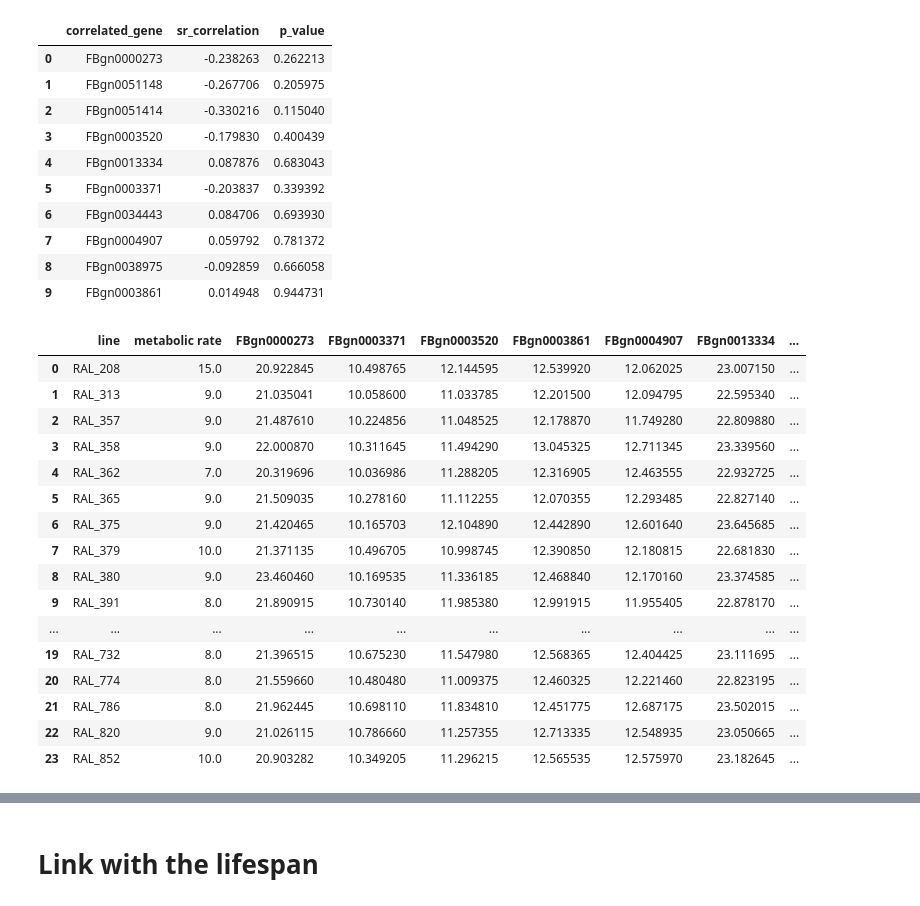
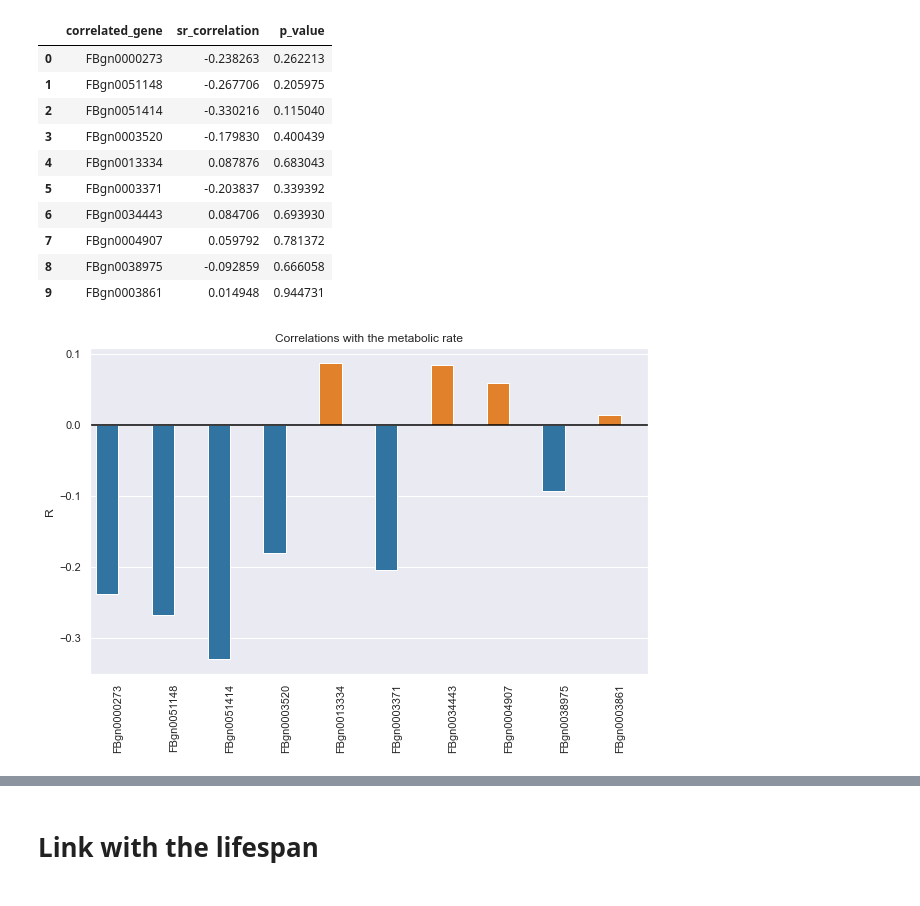
Before and after one commit to marieanselmet/genetic_link_metabolism_neurodegeneration, a Jupyter notebook: Transcription_data.ipynb, the cells around one changed output, grey strips where cells are left out. Drawn from its saved outputs; the diff is of its cells as text; code cells hidden in the pictures.

Commit message:
Link with metabolic rate and cognition

```diff
--- a/Transcription_data.ipynb
+++ b/Transcription_data.ipynb
@@ -818,12 +816,34 @@ sr_correlations
 | 7 | FBgn0004907 | 0.059792 | 0.781372 |
 | 8 | FBgn0038975 | -0.092859 | 0.666058 |
 | 9 | FBgn0003861 | 0.014948 | 0.944731 |
+# %%
+# Quick plot of the correlations
+def plot_correlations(sr_correlations):
+    sns.set() # Set the seaborn default aesthetics
+
+    f, ax = plt.subplots(figsize=(10, 6))
+    labels = sr_correlations['correlated_gene'].values
+    sns.barplot(x = 'correlated_gene', y = 'sr_correlation', data = sr_correlations,
+                     palette = (sr_correlations['sr_correlation'] > 0).map({True: 'tab:orange', False: 'tab:blue'}))
+
+    ax.set_title('Correlations with the metabolic rate')
+    #ax.get_legend().remove()
+    ax.set(ylabel='R', xlabel='')
+    ax.axhline(y=0, color='black') # Set the horizontal line at y=0
+    ax.set_xticklabels(labels, rotation=90) # Vertical labels for the x axis
+
+    # Set the width of the bars if desired
+    for bar in ax.patches:
+        bar.set_width(0.4)
+# %%
+plot_correlations(sr_correlations)
+# %% [output]
+[figure, added]
 # %%
-# Plot the metabolic rate vs gene expression
-def plot_var_vs_mean(data_):
+# Plot the metabolic rate vs a specific gene expression for each line
+
+def plot_metabolic_rate_lines_vs_gene(data_, gene):
     sns.set() # Set the seaborn default aesthetics
-
-    #sns.scatterplot(data=tips, x="total_bill", y="tip")
 
     f, ax = plt.subplots(figsize=(10, 8))
     ax = sns.scatterplot(x = 'variance', y = 'mean', data = data_);
@@ -831,21 +851,3 @@ def plot_var_vs_mean(data_):
     #ax.get_legend().remove()
     ax.set_title('Variance vs mean over genes');
     ax.set(ylabel='Variance', xlabel='Mean');
-# %% [output]
-|  | line | metabolic rate | FBgn0000273 | FBgn0003371 | FBgn0003520 | FBgn0003861 | FBgn0004907 | FBgn0013334 | ... |
-| 0 | RAL_208 | 15.0 | 20.922845 | 10.498765 | 12.144595 | 12.539920 | 12.062025 | 23.007150 | ... |
-| 1 | RAL_313 | 9.0 | 21.035041 | 10.058600 | 11.033785 | 12.201500 | 12.094795 | 22.595340 | ... |
-| 2 | RAL_357 | 9.0 | 21.487610 | 10.224856 | 11.048525 | 12.178870 | 11.749280 | 22.809880 | ... |
-| 3 | RAL_358 | 9.0 | 22.000870 | 10.311645 | 11.494290 | 13.045325 | 12.711345 | 23.339560 | ... |
-| 4 | RAL_362 | 7.0 | 20.319696 | 10.036986 | 11.288205 | 12.316905 | 12.463555 | 22.932725 | ... |
-| 5 | RAL_365 | 9.0 | 21.509035 | 10.278160 | 11.112255 | 12.070355 | 12.293485 | 22.827140 | ... |
-| 6 | RAL_375 | 9.0 | 21.420465 | 10.165703 | 12.104890 | 12.442890 | 12.601640 | 23.645685 | ... |
-| 7 | RAL_379 | 10.0 | 21.371135 | 10.496705 | 10.998745 | 12.390850 | 12.180815 | 22.681830 | ... |
-| 8 | RAL_380 | 9.0 | 23.460460 | 10.169535 | 11.336185 | 12.468840 | 12.170160 | 23.374585 | ... |
-| 9 | RAL_391 | 8.0 | 21.890915 | 10.730140 | 11.985380 | 12.991915 | 11.955405 | 22.878170 | ... |
-| ... | ... | ... | ... | ... | ... | ... | ... | ... | ... |
-| 19 | RAL_732 | 8.0 | 21.396515 | 10.675230 | 11.547980 | 12.568365 | 12.404425 | 23.111695 | ... |
-| 20 | RAL_774 | 8.0 | 21.559660 | 10.480480 | 11.009375 | 12.460325 | 12.221460 | 22.823195 | ... |
-| 21 | RAL_786 | 8.0 | 21.962445 | 10.698110 | 11.834810 | 12.451775 | 12.687175 | 23.502015 | ... |
-| 22 | RAL_820 | 9.0 | 21.026115 | 10.786660 | 11.257355 | 12.713335 | 12.548935 | 23.050665 | ... |
-| 23 | RAL_852 | 10.0 | 20.903282 | 10.349205 | 11.296215 | 12.565535 | 12.575970 | 23.182645 | ... |
```
Also changed, not shown: parts of 6 cells of this notebook.
